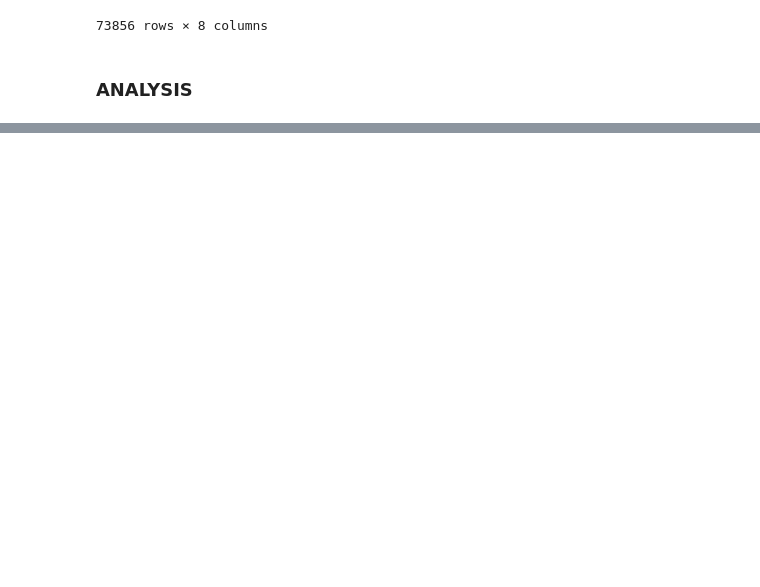
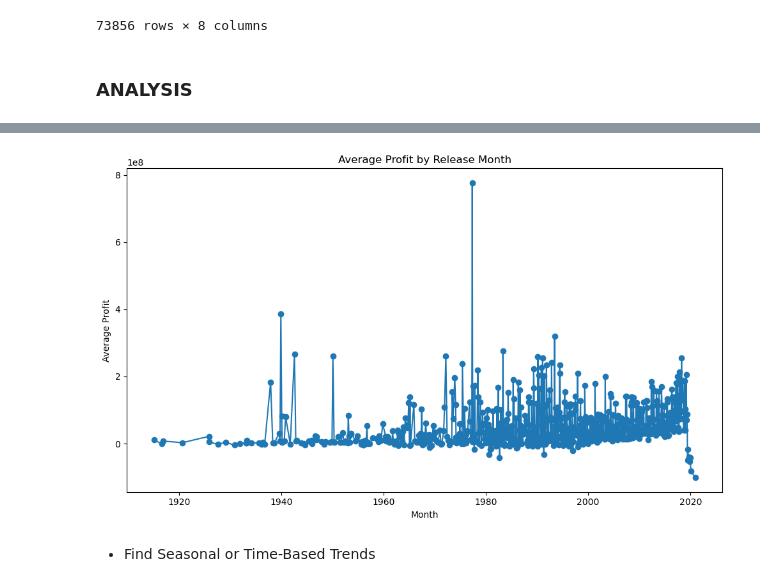
Before and after one commit to FAITHKAMANDE/Phase-2-Project, a Jupyter notebook: Notebook.ipynb, the cells around one changed output, grey strips where cells are left out. Drawn from its saved outputs; the diff is of its cells as text; code cells hidden in the pictures; blank space fills up the shorter version.

```diff
--- a/Notebook.ipynb
+++ b/Notebook.ipynb
@@ -581,0 +608,7 @@ profit = worldwide_gross - budget
+# %%
+# Grouping by genre and calculating profit margin
+budgets['profit_margin'] = (budgets['worldwide_gross'] - budgets['production_budget']) / budgets['production_budget']
+
+budgets.groupby('release_date').agg(
+    average_profit_margin=('profit_margin', 'mean')
+).reset_index()
@@ -581,0 +629,9 @@ profit = worldwide_gross - budget
+# %%
+# Calculate profit for each film
+budgets['profit'] = budgets['worldwide_gross'] - budgets['production_budget']
+
+# Optionally, you can filter or sort by profit to identify the most profitable films
+profitable_films = budgets.sort_values(by='profit', ascending=False)
+
+# Display the most profitable films
+profitable_films[ 'profit'].head()
@@ -581,0 +666,27 @@ profit = worldwide_gross - budget
+# %%
+# Convert 'release_date' to datetime if it's not already
+budgets['release_date'] = pd.to_datetime(budgets['release_date'])
+
+# Create a 'month_year' column by extracting year and month
+budgets['month_year'] = budgets['release_date'].dt.to_period('M')
+
+# Group by 'month_year' and calculate the average profit
+monthly_profit = budgets.groupby('month_year').agg(
+    average_profit=('profit', 'mean')
+).reset_index()
+
+# Convert 'month_year' to a timestamp for plotting
+monthly_profit['month_year'] = monthly_profit['month_year'].dt.to_timestamp()
+
+# Plotting the data
+plt.figure(figsize=(10, 6))
+plt.plot(monthly_profit['month_year'], monthly_profit['average_profit'], marker='o')
+plt.title('Average Profit by Release Month')
+plt.xlabel('Month')
+plt.ylabel('Average Profit')
+plt.tight_layout()
+plt.show()
+# %% [output]
+[figure, added]
+# %% [markdown]
+- Find Seasonal or Time-Based Trends
```
Also changed, not shown: parts of 26 cells of this notebook.
